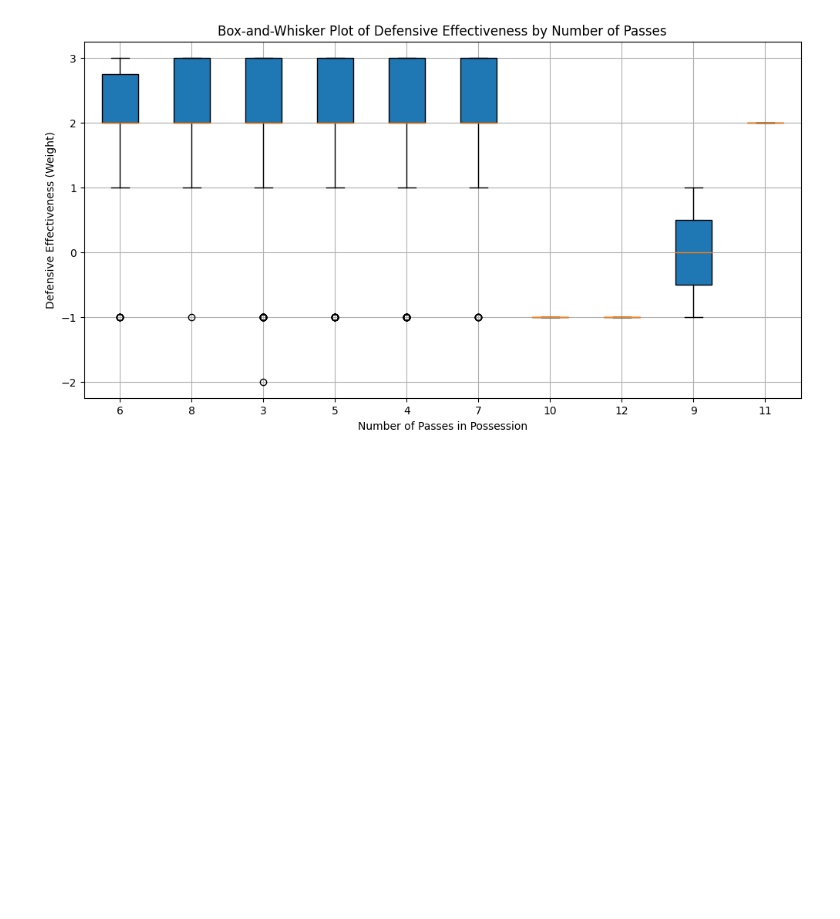
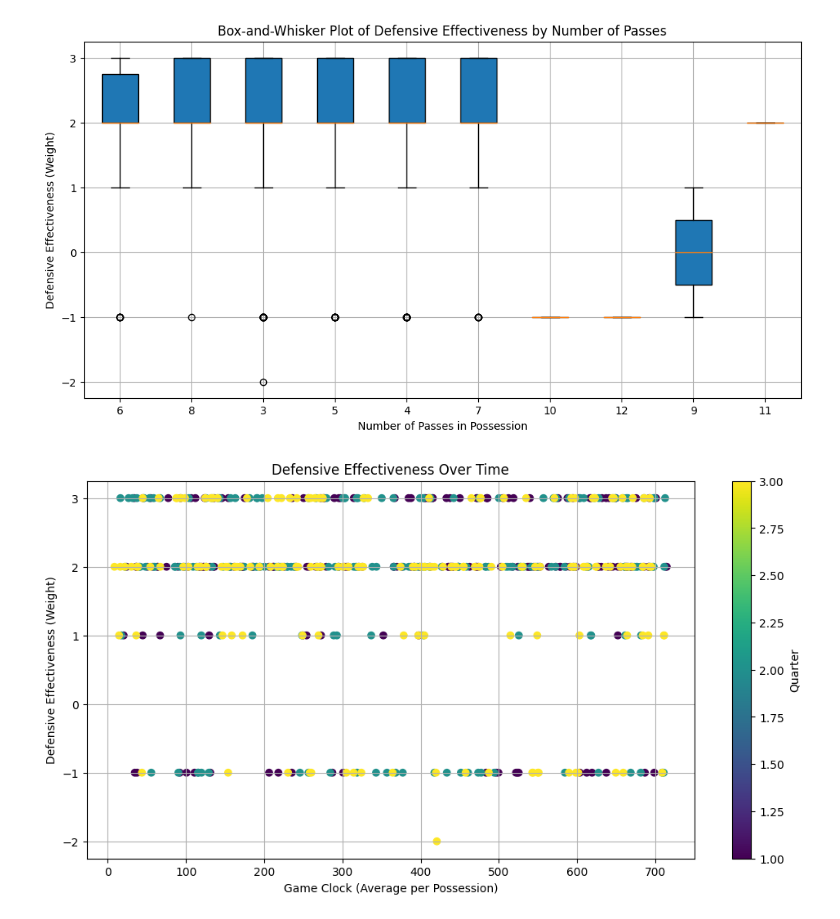
Before and after one commit to Jonathannsegal/networks, a Jupyter notebook: analysis.ipynb, the cells around one changed output. Cells and saved outputs as stored; diff of their text form; code cells hidden in the pictures; blank space fills up the shorter version.

```diff
--- a/analysis.ipynb
+++ b/analysis.ipynb
@@ -90,3 +90,36 @@ def plot_box_and_whisker_passes_vs_effectiveness():
 plot_box_and_whisker_passes_vs_effectiveness()
 # %% [output]
 [figure]
+# %%
+import matplotlib.pyplot as plt
+
+def plot_defensive_effectiveness_over_time():
+    possessions = read_data_for_jonathan()
+
+    plt.figure(figsize=(12, 6))
+
+    # Data preparation
+    time_effectiveness = []
+    for possession in possessions:
+        if 'CombinedPasses' in possession and possession['CombinedPasses']:
+            avg_game_clock = sum([p['GameClock'] for p in possession['CombinedPasses']]) / len(possession['CombinedPasses'])
+            quarter = possession['CombinedPasses'][0]['Quarter']
+            weight = possession['Weight']
+            time_effectiveness.append((quarter, avg_game_clock, weight))
+
+    # Sorting data by quarter and game clock
+    time_effectiveness.sort(key=lambda x: (x[0], x[1]))
+
+    # Plotting
+    quarters, game_clocks, weights = zip(*time_effectiveness)
+    plt.scatter(game_clocks, weights, c=quarters, cmap='viridis')
+    plt.colorbar(label='Quarter')
+    plt.xlabel('Game Clock (Average per Possession)')
+    plt.ylabel('Defensive Effectiveness (Weight)')
+    plt.title('Defensive Effectiveness Over Time')
+    plt.grid(True)
+    plt.show()
+
+plot_defensive_effectiveness_over_time()
+# %% [output]
+[figure, added]
```
Also changed, not shown: parts of 4 cells of this notebook.
